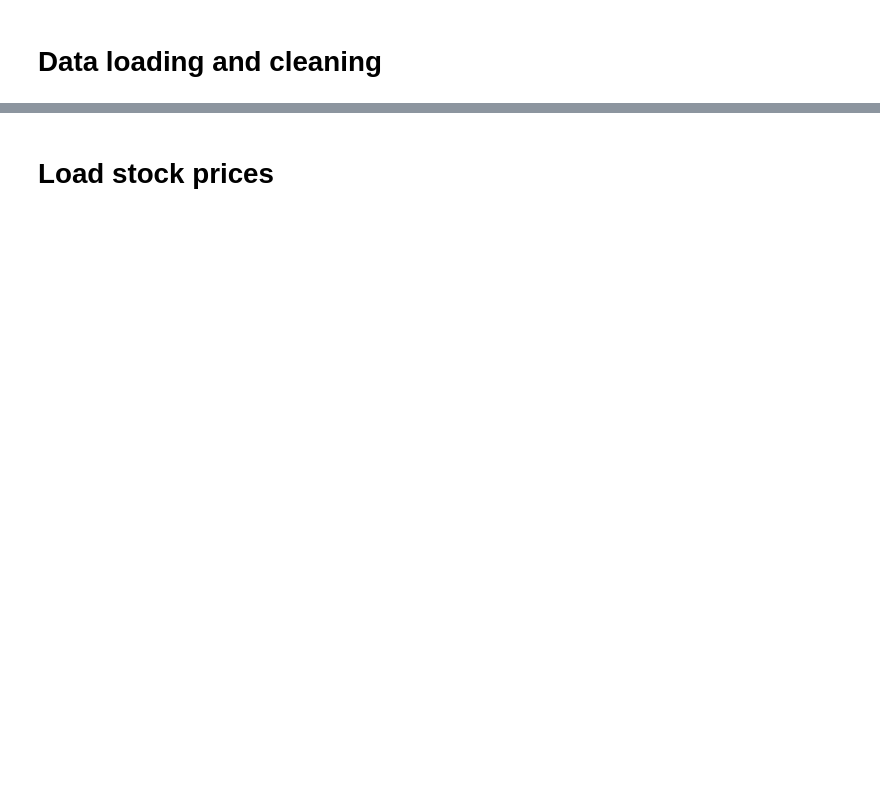
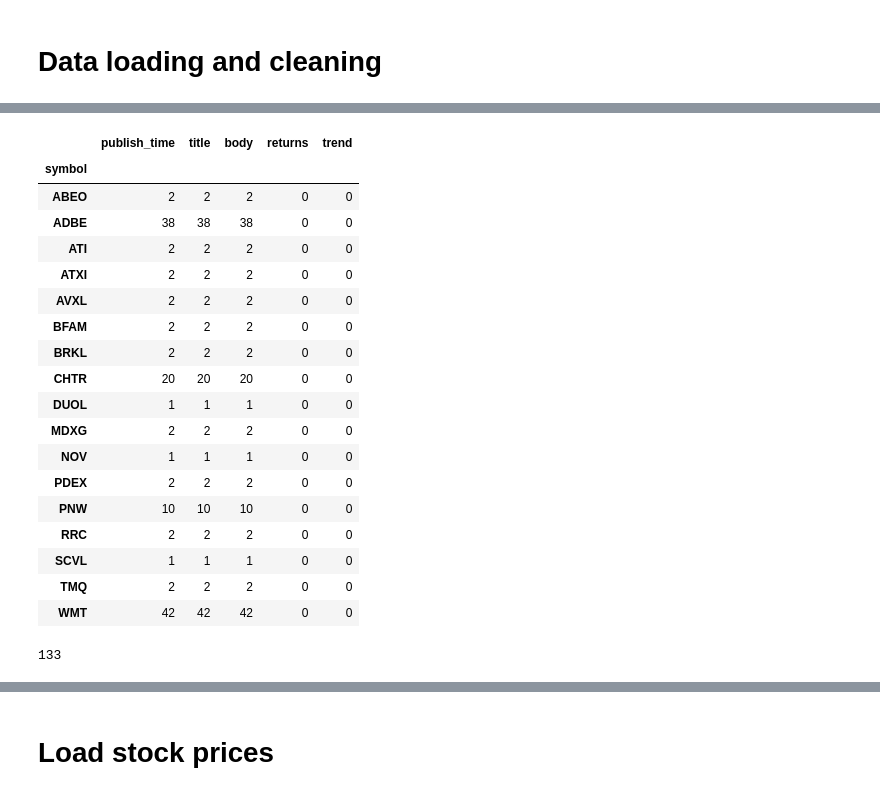
Before and after one commit to radup5/SentStock, a Jupyter notebook: COMP0087.ipynb, the cells around one changed output, grey strips where cells are left out. Drawn from its saved outputs; the diff is of its cells as text; code cells hidden in the pictures; blank space fills up the shorter version.

```diff
--- a/COMP0087.ipynb
+++ b/COMP0087.ipynb
@@ -42,2 +67,5 @@ bert = AutoModel.from_pretrained("bert-base-uncased").to(device)
 # %% [markdown]
 # Data loading and cleaning
+# %%
+dataset = pd.read_csv('data_nlp.csv')
+dataset
@@ -43,0 +86,27 @@ bert = AutoModel.from_pretrained("bert-base-uncased").to(device)
+# %%
+nans = dataset[~dataset['trend'].isin(['stable', 'decrease', 'increase'])]
+nans.groupby(by='symbol').count()
+# %% [output]
+|  | publish_time | title | body | returns | trend |
+| symbol |  |  |  |  |  |
+| ABEO | 2 | 2 | 2 | 0 | 0 |
+| ADBE | 38 | 38 | 38 | 0 | 0 |
+| ATI | 2 | 2 | 2 | 0 | 0 |
+| ATXI | 2 | 2 | 2 | 0 | 0 |
+| AVXL | 2 | 2 | 2 | 0 | 0 |
+| BFAM | 2 | 2 | 2 | 0 | 0 |
+| BRKL | 2 | 2 | 2 | 0 | 0 |
+| CHTR | 20 | 20 | 20 | 0 | 0 |
+| DUOL | 1 | 1 | 1 | 0 | 0 |
+| MDXG | 2 | 2 | 2 | 0 | 0 |
+| NOV | 1 | 1 | 1 | 0 | 0 |
+| PDEX | 2 | 2 | 2 | 0 | 0 |
+| PNW | 10 | 10 | 10 | 0 | 0 |
+| RRC | 2 | 2 | 2 | 0 | 0 |
+| SCVL | 1 | 1 | 1 | 0 | 0 |
+| TMQ | 2 | 2 | 2 | 0 | 0 |
+| WMT | 42 | 42 | 42 | 0 | 0 |
+# %%
+len(nans)
+# %% [output]
+133
```
Also changed, not shown: parts of 36 cells of this notebook, 3 other files.
